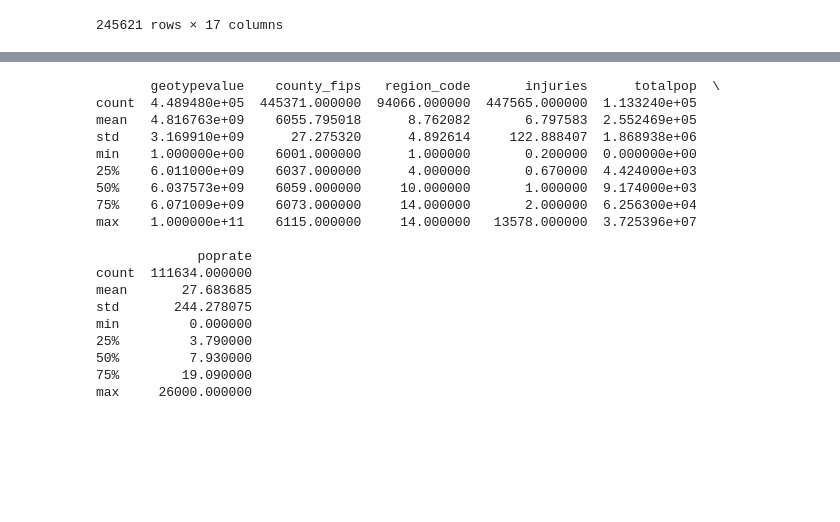
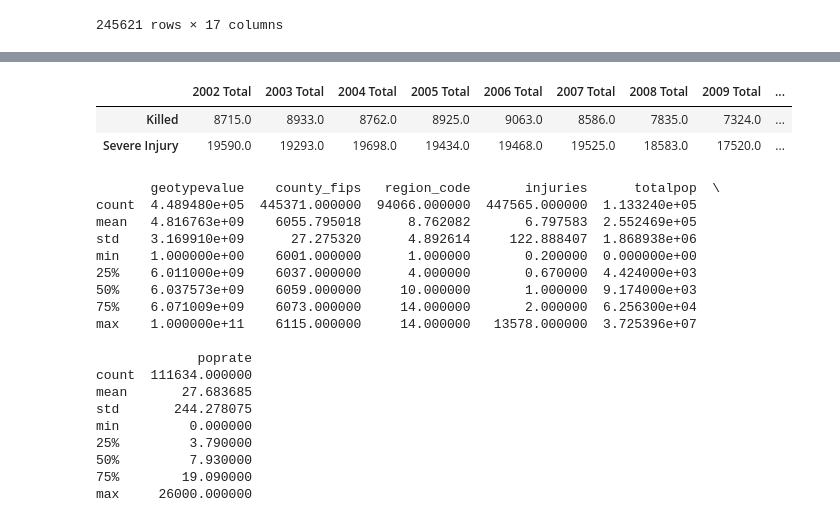
Before and after one commit to PadmaGuna/Project1, a Jupyter notebook: Project.ipynb, the cells around one changed output, grey strips where cells are left out. Saved outputs shown, nothing was run; the diff lists cells and outputs as text; code cells hidden in the pictures; blank space fills up the shorter version.

```diff
--- a/Project.ipynb
+++ b/Project.ipynb
@@ -168,3 +233,53 @@ new_df
+# %%
+#total killed vs severe injury per year
+death_injury = ["Killed", "Severe Injury"]
+
+di_totals_2002 = collisions_2002[death_injury].sum()
+di_totals_2002 = pd.DataFrame({"2002 Total":di_totals_2002})
+
+di_totals_2003 = collisions_2003[death_injury].sum()
+di_totals_2003 = pd.DataFrame({"2003 Total":di_totals_2003})
+
+di_totals_2004 = collisions_2004[death_injury].sum()
+di_totals_2004 = pd.DataFrame({"2004 Total":di_totals_2004})
+
+di_totals_2005 = collisions_2005[death_injury].sum()
+di_totals_2005 = pd.DataFrame({"2005 Total":di_totals_2005})
+
+di_totals_2006 = collisions_2006[death_injury].sum()
+di_totals_2006 = pd.DataFrame({"2006 Total":di_totals_2006})
+
+di_totals_2007 = collisions_2007[death_injury].sum()
+di_totals_2007 = pd.DataFrame({"2007 Total":di_totals_2007})
+
+di_totals_2008 = collisions_2008[death_injury].sum()
+di_totals_2008 = pd.DataFrame({"2008 Total":di_totals_2008})
+
+di_totals_2009 = collisions_2009[death_injury].sum()
+di_totals_2009 = pd.DataFrame({"2009 Total":di_totals_2009})
+
+di_totals_2010 = collisions_2010[death_injury].sum()
+di_totals_2010 = pd.DataFrame({"2010 Total":di_totals_2010})
+
+di_all_totals = new_df[death_injury].sum()
+di_all_totals = pd.DataFrame({"Overall Total": di_all_totals})
+
+#Combine totals for each year into a single dataframe
+yearly_totals_di = pd.merge(di_totals_2002, di_totals_2003, left_index=True, right_index=True)
+yearly_totals_di = pd.merge(yearly_totals_di, di_totals_2004, left_index=True, right_index=True)
+yearly_totals_di = pd.merge(yearly_totals_di, di_totals_2005, left_index=True, right_index=True)
+yearly_totals_di = pd.merge(yearly_totals_di, di_totals_2006, left_index=True, right_index=True)
+yearly_totals_di = pd.merge(yearly_totals_di, di_totals_2007, left_index=True, right_index=True)
+yearly_totals_di = pd.merge(yearly_totals_di, di_totals_2008, left_index=True, right_index=True)
+yearly_totals_di = pd.merge(yearly_totals_di, di_totals_2009, left_index=True, right_index=True)
+yearly_totals_di = pd.merge(yearly_totals_di, di_totals_2010, left_index=True, right_index=True)
+yearly_totals_di = pd.merge(yearly_totals_di, di_all_totals, left_index=True, right_index=True)
+
+yearly_totals_di
+# %% [output]
+|  | 2002 Total | 2003 Total | 2004 Total | 2005 Total | 2006 Total | 2007 Total | 2008 Total | 2009 Total | ... |
+| Killed | 8715.0 | 8933.0 | 8762.0 | 8925.0 | 9063.0 | 8586.0 | 7835.0 | 7324.0 | ... |
+| Severe Injury | 19590.0 | 19293.0 | 19698.0 | 19434.0 | 19468.0 | 19525.0 | 18583.0 | 17520.0 | ... |
 # %%
 #Make graph comparing every mode of travel by every type of injury
 #make graph breaking down how many were killed or severly injured by type of travel, maybe calculate it percent to make pie graph or do a bar chart
```
Also changed, not shown: parts of 4 cells of this notebook.
